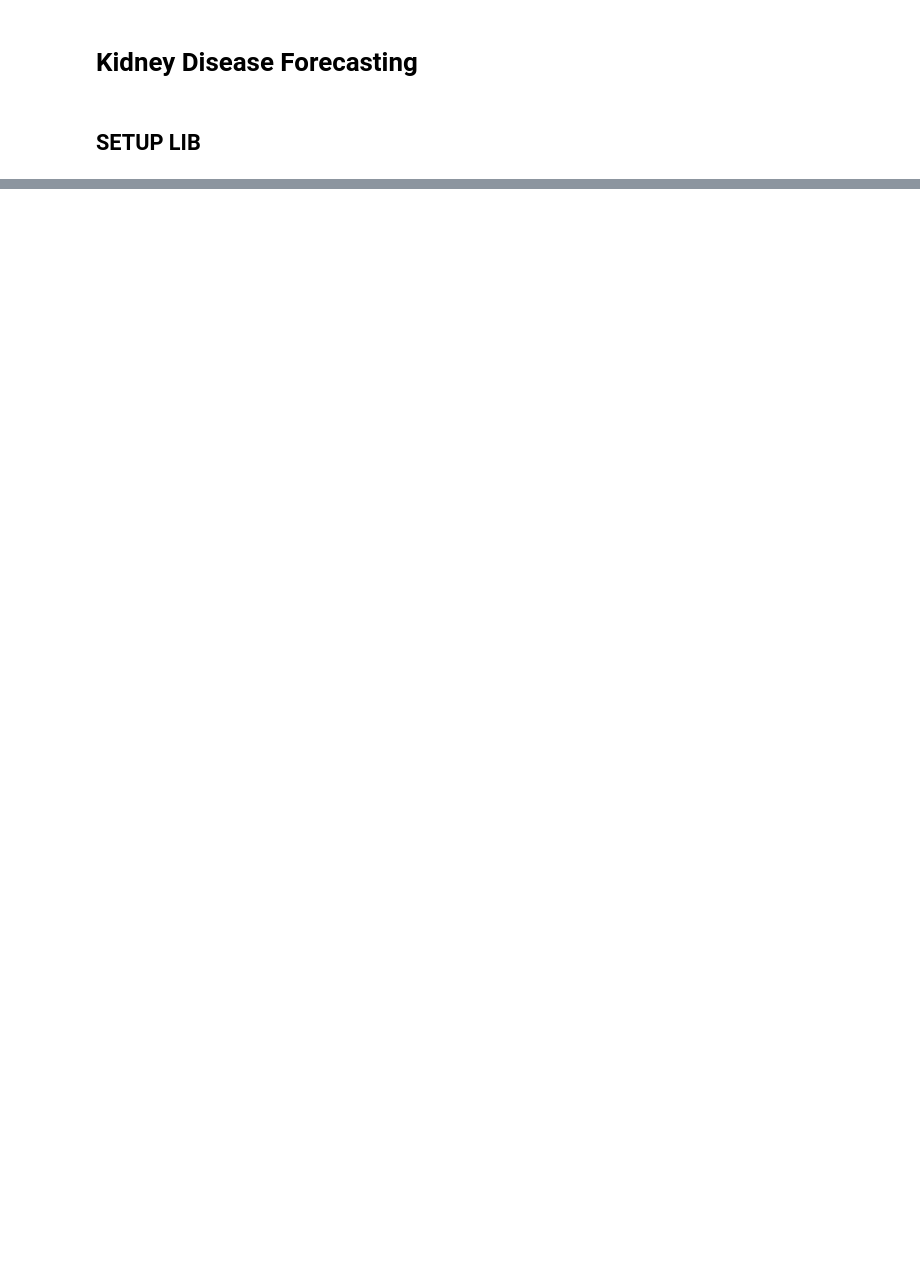
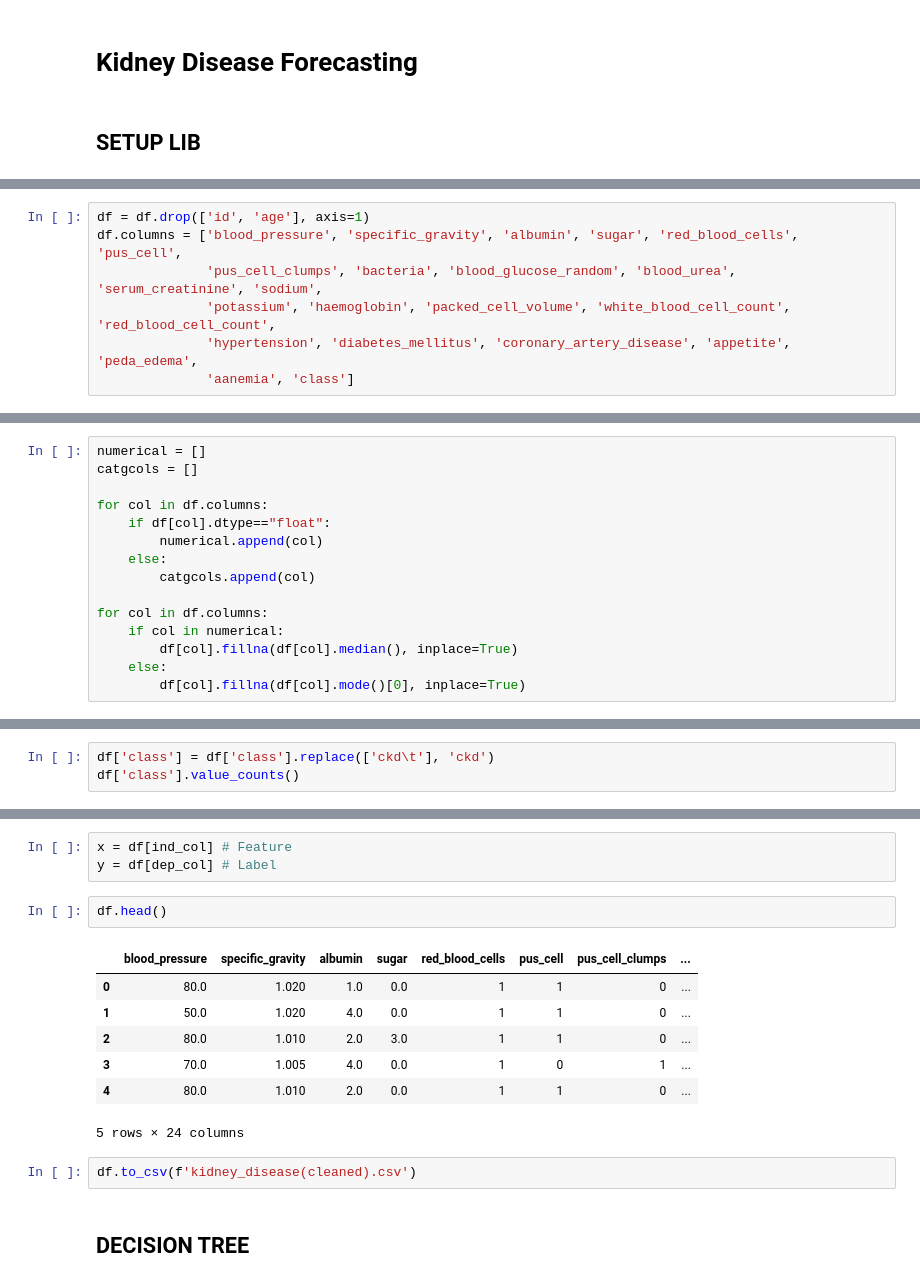
Before and after one commit to DS-Data-Lab/kidney-disease-project, a Jupyter notebook: kidney_disease_workspace.ipynb, the cells around one changed output, grey strips where cells are left out. Cells and saved outputs as stored; diff of their text form; blank space fills up the shorter version.

Commit message:
Analysis dataframe

```diff
--- a/kidney_disease_workspace.ipynb
+++ b/kidney_disease_workspace.ipynb
@@ -21,0 +27,7 @@ Mounted at drive
+# %%
+df = df.drop(['id', 'age'], axis=1)
+df.columns = ['blood_pressure', 'specific_gravity', 'albumin', 'sugar', 'red_blood_cells', 'pus_cell',
+              'pus_cell_clumps', 'bacteria', 'blood_glucose_random', 'blood_urea', 'serum_creatinine', 'sodium',
+              'potassium', 'haemoglobin', 'packed_cell_volume', 'white_blood_cell_count', 'red_blood_cell_count',
+              'hypertension', 'diabetes_mellitus', 'coronary_artery_disease', 'appetite', 'peda_edema',
+              'aanemia', 'class']
@@ -21,0 +56,15 @@ Mounted at drive
+# %%
+numerical = []
+catgcols = []
+
+for col in df.columns:
+    if df[col].dtype=="float":
+        numerical.append(col)
+    else:
+        catgcols.append(col)
+
+for col in df.columns:
+    if col in numerical:
+        df[col].fillna(df[col].median(), inplace=True)
+    else:
+        df[col].fillna(df[col].mode()[0], inplace=True)
@@ -21,0 +86,3 @@ Mounted at drive
+# %%
+df['class'] = df['class'].replace(['ckd\t'], 'ckd')
+df['class'].value_counts()
@@ -21,0 +114,17 @@ Mounted at drive
+# %%
+x = df[ind_col] # Feature
+y = df[dep_col] # Label
+# %%
+df.head()
+# %% [output]
+|  | blood_pressure | specific_gravity | albumin | sugar | red_blood_cells | pus_cell | pus_cell_clumps | ... |
+| 0 | 80.0 | 1.020 | 1.0 | 0.0 | 1 | 1 | 0 | ... |
+| 1 | 50.0 | 1.020 | 4.0 | 0.0 | 1 | 1 | 0 | ... |
+| 2 | 80.0 | 1.010 | 2.0 | 3.0 | 1 | 1 | 0 | ... |
+| 3 | 70.0 | 1.005 | 4.0 | 0.0 | 1 | 0 | 1 | ... |
+| 4 | 80.0 | 1.010 | 2.0 | 0.0 | 1 | 1 | 0 | ... |
+5 rows × 24 columns
+# %%
+df.to_csv(f'kidney_disease(cleaned).csv')
+# %% [markdown]
+## DECISION TREE
```
Also changed, not shown: parts of 22 cells of this notebook, 1 other file.
